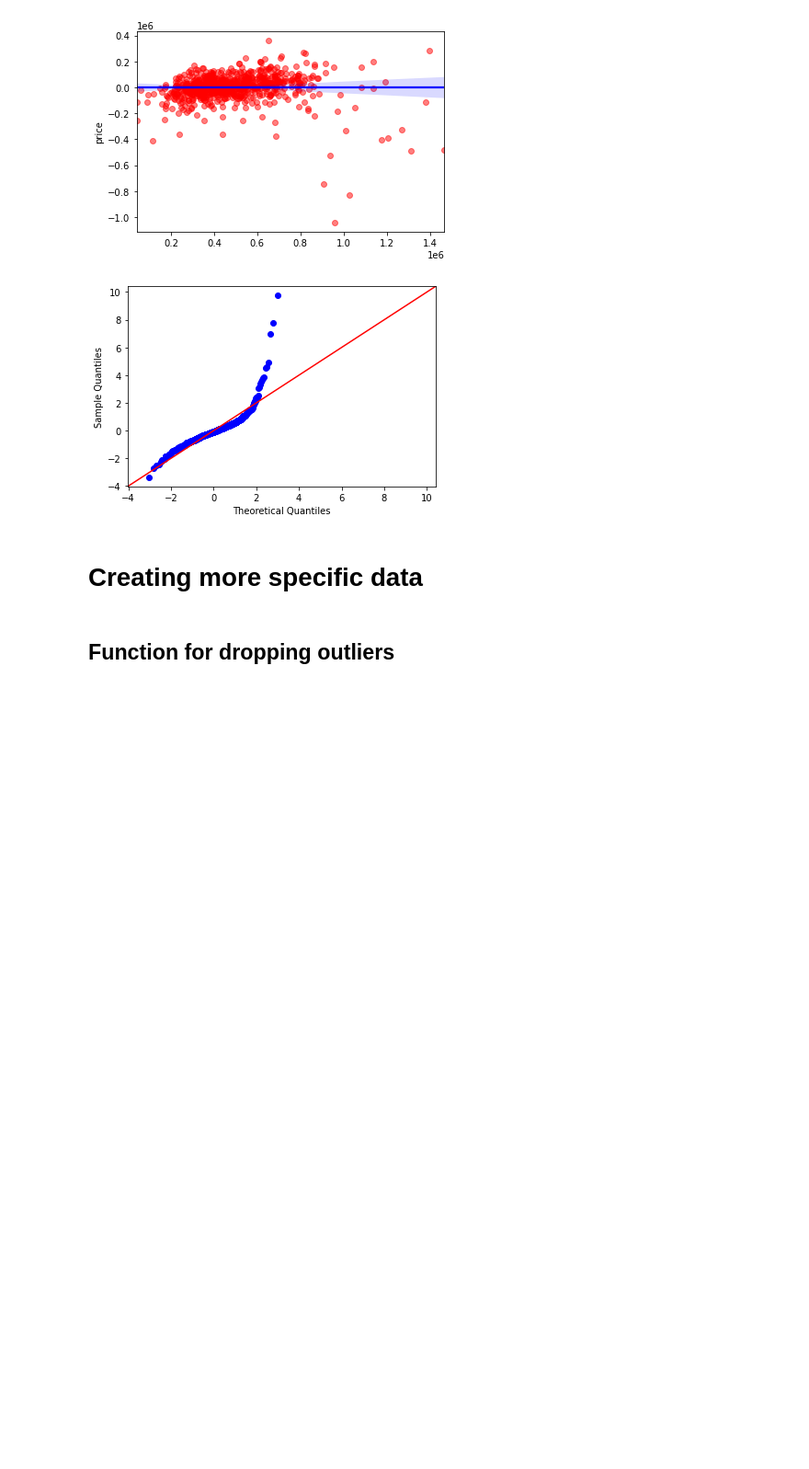
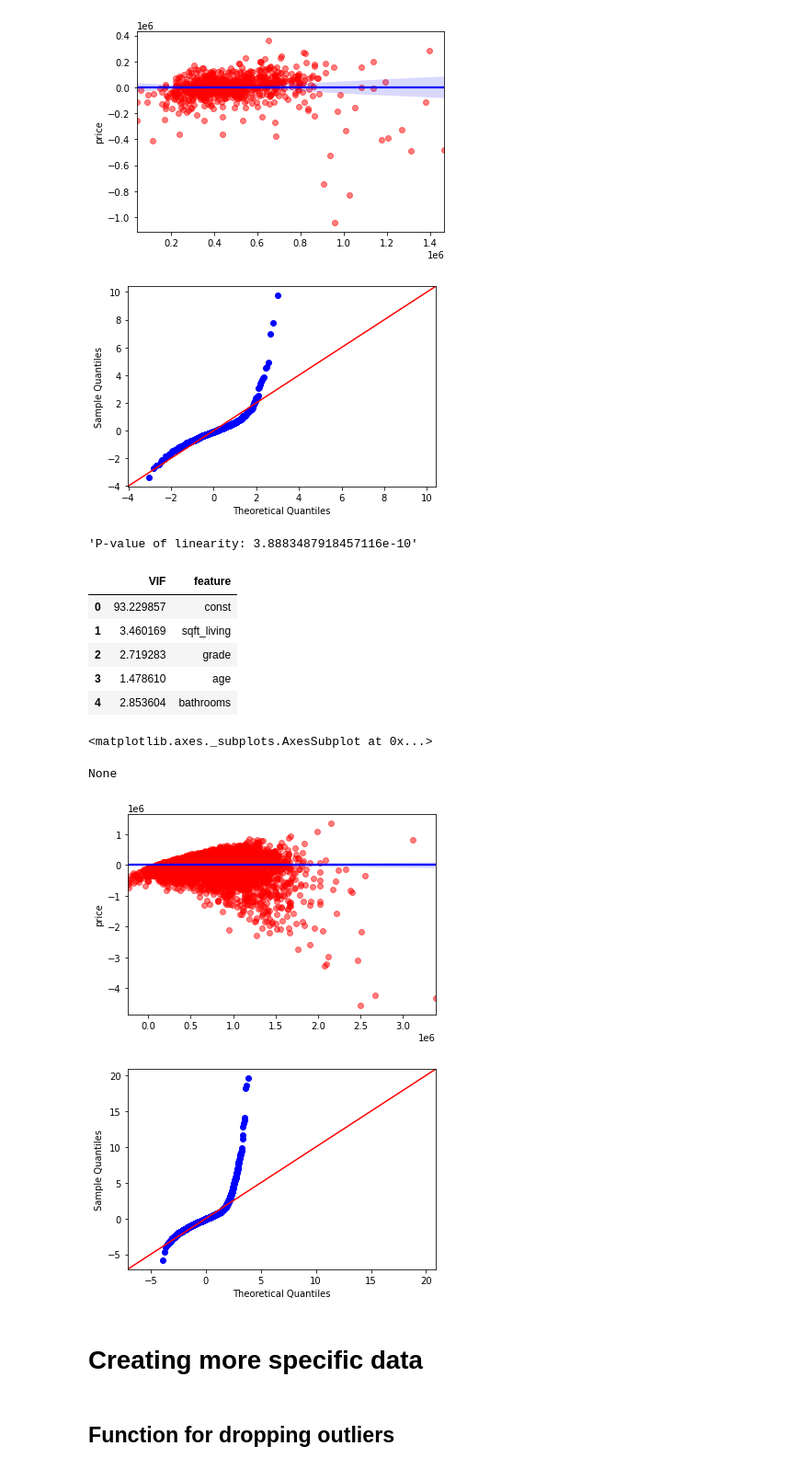
Before and after one commit to kjkahalley/King-County-housing-analysis, a Jupyter notebook: notebooks/exploratory/killian/main_notebook.ipynb, the cells around one changed output. Shown: that part at 92% size. Saved outputs shown, nothing was run; the diff lists cells and outputs as text; code cells hidden in the pictures; blank space fills up the shorter version.

```diff
--- a/notebooks/exploratory/killian/main_notebook.ipynb
+++ b/notebooks/exploratory/killian/main_notebook.ipynb
@@ -211,5 +210,19 @@ check_model(model_seattle, X_seattle, y_seattle)
+# %%
+check_model(base_model_seattle, X_seattle1, y_seattle1)
+# %% [output]
+'P-value of linearity: 3.8883487918457116e-10'
+|  | VIF | feature |
+| 0 | 93.229857 | const |
+| 1 | 3.460169 | sqft_living |
+| 2 | 2.719283 | grade |
+| 3 | 1.478610 | age |
+| 4 | 2.853604 | bathrooms |
+<matplotlib.axes._subplots.AxesSubplot at 0x...>
+None
+[figure, added]
+[figure, added]
 # %% [markdown]
-# Creating more specific data
+# **Creating more specific data**
 # %% [markdown]
 ## Function for dropping outliers
 # %%
```
Also changed, not shown: parts of 25 cells of this notebook.
